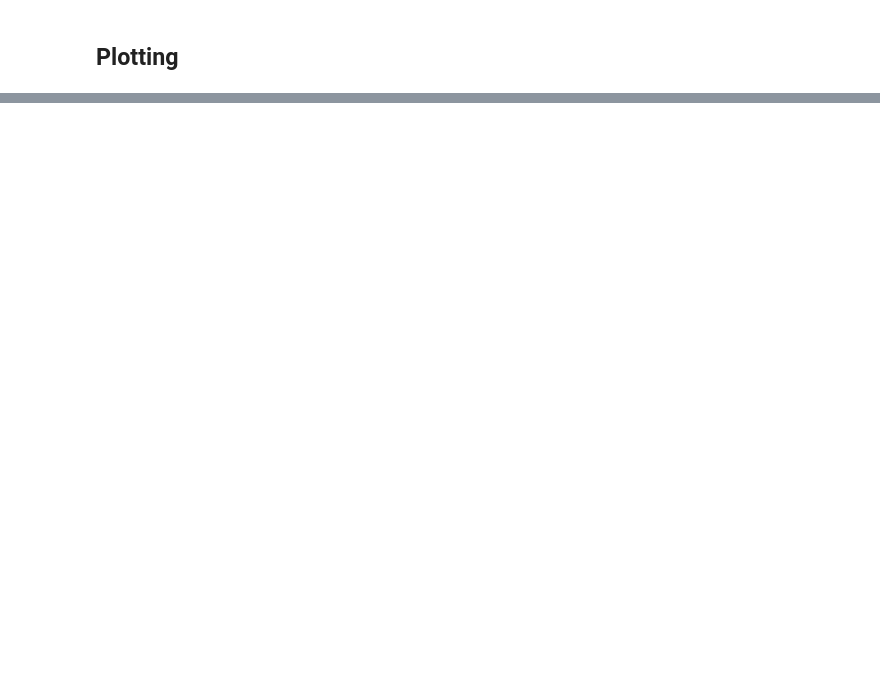
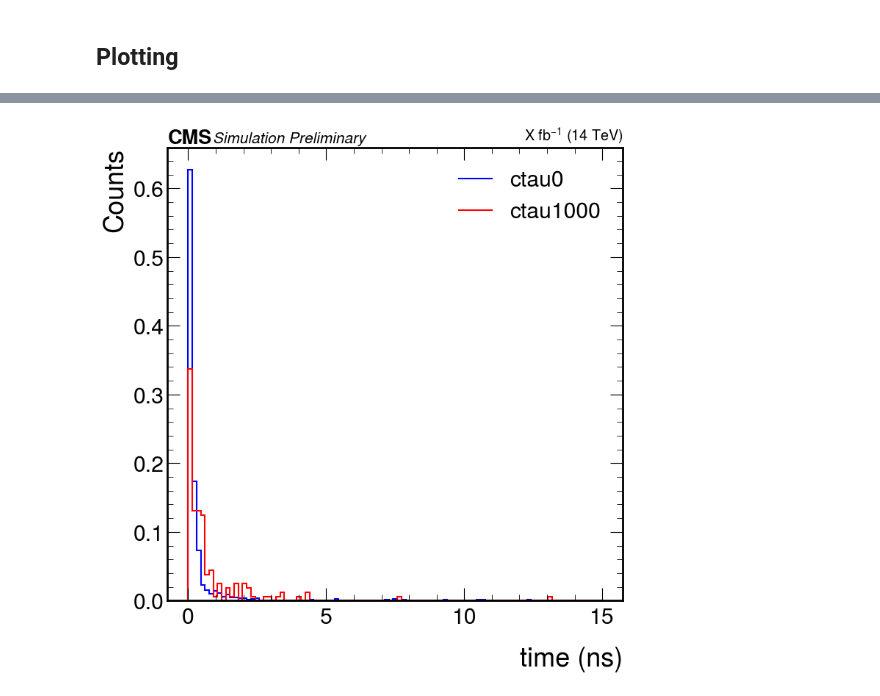
Before and after one commit to danbarto/chronos, a Jupyter notebook: notebooks/plotting.ipynb, the cells around one changed output, grey strips where cells are left out. Drawn from its saved outputs; the diff is of its cells as text; code cells hidden in the pictures; blank space fills up the shorter version.

```diff
--- a/notebooks/plotting.ipynb
+++ b/notebooks/plotting.ipynb
@@ -15,7 +15,7 @@ plt.style.use(hep.style.CMS)
 import awkward as ak
 # %%
 # Load events
-
+'''
 events = NanoEventsFactory.from_root(
     '/home/users/hbronson/CMSSW_11_3_1_patch1/src/Phase2Timing/ntuple_phase2timing0mm.root',
     schemaclass = BaseSchema,
@@ -27,4 +27,4 @@ events = NanoEventsFactory.from_root(
     '/home/users/dspitzba/timing/CMSSW_11_3_1_patch1/src/Phase2Timing/ntuple_phase2timing1000mm.root',
     schemaclass = BaseSchema,
     treepath='demo/tree',
-    entry_stop = 1000).events()'''
+    entry_stop = 1000).events()
@@ -257,3 +295,5 @@ mtd_matches_time_0 = mtd_matches_time
 mtd_matches_time_1ns_0 = mtd_matches_time_1ns
 mtd_matches_delays_0 = mtd_matches_delays
 mtd_matches_delays_1ns_0 = mtd_matches_delays_1ns
+closest_delay_0 = closest_delay
+closest_2delays_0 = closest_2delays
@@ -260,3 +349,53 @@ mtd_matches_delays_1ns_0 = mtd_matches_delays_1ns
+# %%
+#plots delays for the closest 2 mtd hit that overlap with photon/ele
+
+time_bins = np.linspace(0, 15, 100)
+ctau0_time_hist = np.histogram(np.clip(closest_2delays_0, time_bins[0], time_bins[-1]), bins=time_bins)
+ctau1000_time_hist = np.histogram(np.clip(closest_2delays, time_bins[0], time_bins[-1]), bins=time_bins)
+
+
+f, ax = plt.subplots(figsize=(8, 8))
+
+hep.histplot(
+    ctau0_time_hist[0]/(ak.sum(ctau0_time_hist[0])),
+    time_bins,
+    histtype="step",
+    stack=False,
+    label=['ctau0'],
+    color=['blue'],
+    ax=ax,
+    )
+
+hep.histplot(
+    ctau1000_time_hist[0]/(ak.sum(ctau1000_time_hist[0])),
+    time_bins,
+    histtype="step",
+    stack=False,
+    label=['ctau1000'],
+    color=['red'],
+    ax=ax,
+    )
+
+hep.cms.label(
+    "Preliminary",
+    data=False,
+    lumi='X',
+    com=14,
+    loc=0,
+    ax=ax,
+    fontsize=15,
+)
+
+ax.set_ylabel('Counts')
+ax.set_xlabel('time (ns)')
+ax.xaxis.set_label_coords(1, -.1)
+
+
+plt.legend()
+
+#f.savefig('/home/users/hbronson/public_html/delayed_electrons/01r/MTD_matches_delays_closest2_normalized.png')
+# %% [output]
+[figure, added]
 # %%
 #plots the time delays for eb and hg
 ele_delay_times_0_ns = ele_delay_times_0 * 1e9
```
Also changed, not shown: parts of 16 cells of this notebook.
